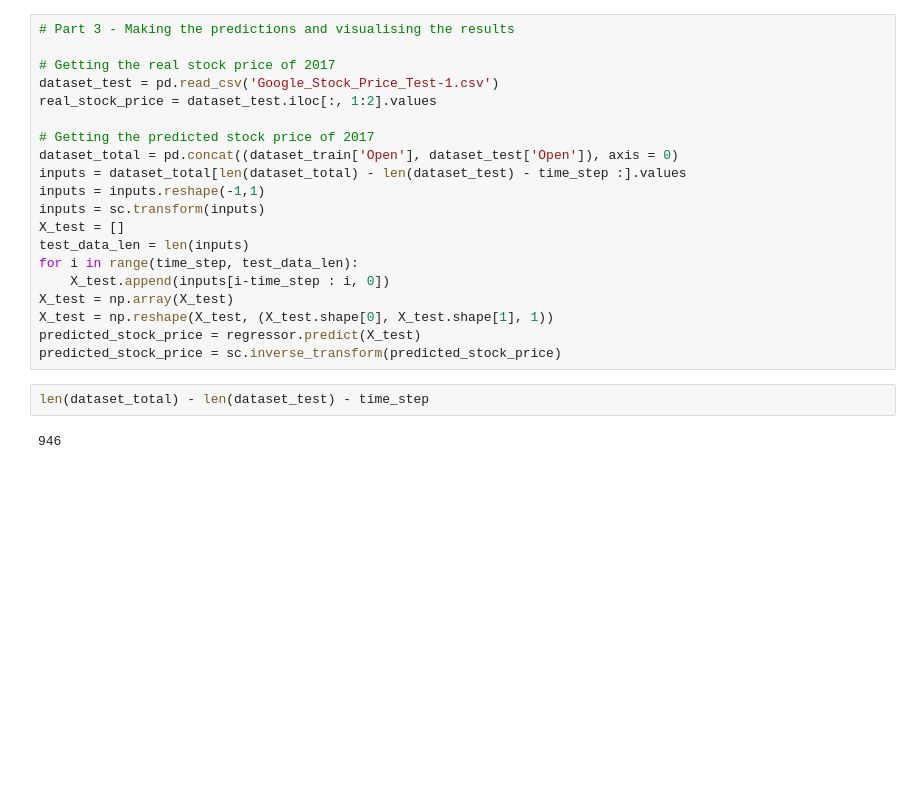
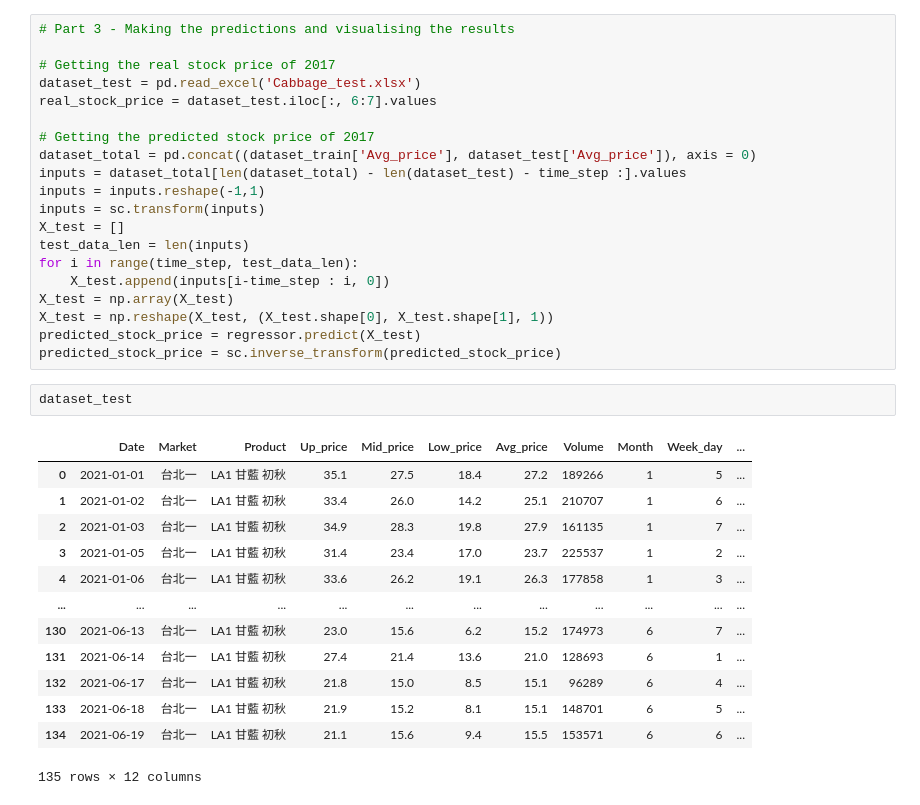
Before and after one commit to Yi-Wei-Lin/Tibame_ML_20210602, a Jupyter notebook: Cabbage_predict.ipynb, the cells around one changed output. Cells and saved outputs as stored; diff of their text form; blank space fills up the shorter version.

```diff
--- a/Cabbage_predict.ipynb
+++ b/Cabbage_predict.ipynb
@@ -116,11 +119,11 @@ Epoch 123/200
 # Part 3 - Making the predictions and visualising the results
 
 # Getting the real stock price of 2017
-dataset_test = pd.read_csv('Google_Stock_Price_Test-1.csv')
-real_stock_price = dataset_test.iloc[:, 1:2].values
+dataset_test = pd.read_excel('Cabbage_test.xlsx')
+real_stock_price = dataset_test.iloc[:, 6:7].values
 
 # Getting the predicted stock price of 2017
-dataset_total = pd.concat((dataset_train['Open'], dataset_test['Open']), axis = 0)
+dataset_total = pd.concat((dataset_train['Avg_price'], dataset_test['Avg_price']), axis = 0)
 inputs = dataset_total[len(dataset_total) - len(dataset_test) - time_step :].values
 inputs = inputs.reshape(-1,1)
 inputs = sc.transform(inputs)
@@ -132,9 +135,21 @@ X_test = np.array(X_test)
 X_test = np.reshape(X_test, (X_test.shape[0], X_test.shape[1], 1))
 predicted_stock_price = regressor.predict(X_test)
 predicted_stock_price = sc.inverse_transform(predicted_stock_price)
-# %%
-len(dataset_total) - len(dataset_test) - time_step
-# %% [output]
-946
+# %%
+dataset_test
+# %% [output]
+|  | Date | Market | Product | Up_price | Mid_price | Low_price | Avg_price | Volume | Month | Week_day | ... |
+| 0 | 2021-01-01 | 台北一 | LA1 甘藍 初秋 | 35.1 | 27.5 | 18.4 | 27.2 | 189266 | 1 | 5 | ... |
+| 1 | 2021-01-02 | 台北一 | LA1 甘藍 初秋 | 33.4 | 26.0 | 14.2 | 25.1 | 210707 | 1 | 6 | ... |
+| 2 | 2021-01-03 | 台北一 | LA1 甘藍 初秋 | 34.9 | 28.3 | 19.8 | 27.9 | 161135 | 1 | 7 | ... |
+| 3 | 2021-01-05 | 台北一 | LA1 甘藍 初秋 | 31.4 | 23.4 | 17.0 | 23.7 | 225537 | 1 | 2 | ... |
+| 4 | 2021-01-06 | 台北一 | LA1 甘藍 初秋 | 33.6 | 26.2 | 19.1 | 26.3 | 177858 | 1 | 3 | ... |
+| ... | ... | ... | ... | ... | ... | ... | ... | ... | ... | ... | ... |
+| 130 | 2021-06-13 | 台北一 | LA1 甘藍 初秋 | 23.0 | 15.6 | 6.2 | 15.2 | 174973 | 6 | 7 | ... |
+| 131 | 2021-06-14 | 台北一 | LA1 甘藍 初秋 | 27.4 | 21.4 | 13.6 | 21.0 | 128693 | 6 | 1 | ... |
+| 132 | 2021-06-17 | 台北一 | LA1 甘藍 初秋 | 21.8 | 15.0 | 8.5 | 15.1 | 96289 | 6 | 4 | ... |
+| 133 | 2021-06-18 | 台北一 | LA1 甘藍 初秋 | 21.9 | 15.2 | 8.1 | 15.1 | 148701 | 6 | 5 | ... |
+| 134 | 2021-06-19 | 台北一 | LA1 甘藍 初秋 | 21.1 | 15.6 | 9.4 | 15.5 | 153571 | 6 | 6 | ... |
+135 rows × 12 columns
 # %%
 # Visualising the results
```
Also changed, not shown: parts of 5 cells of this notebook.
